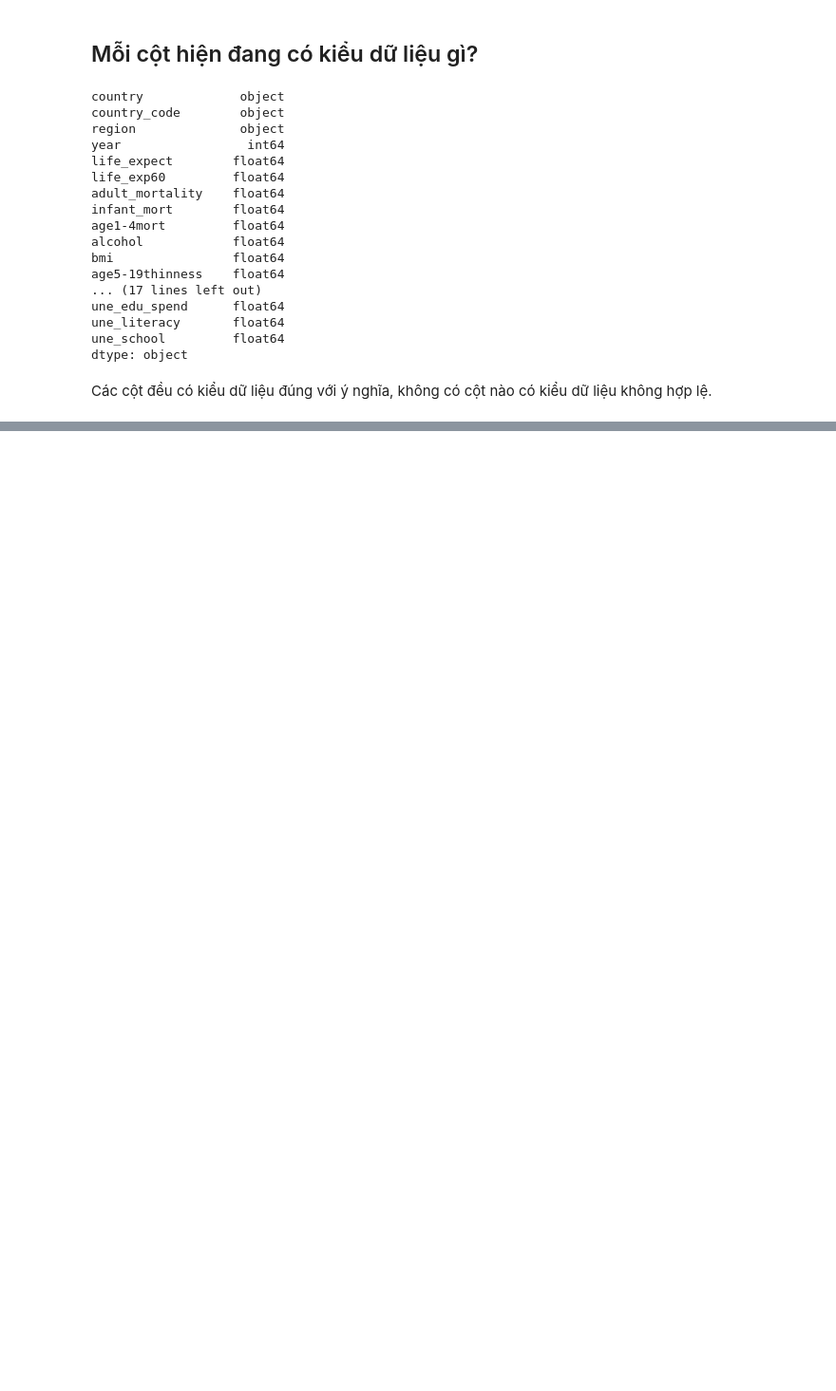
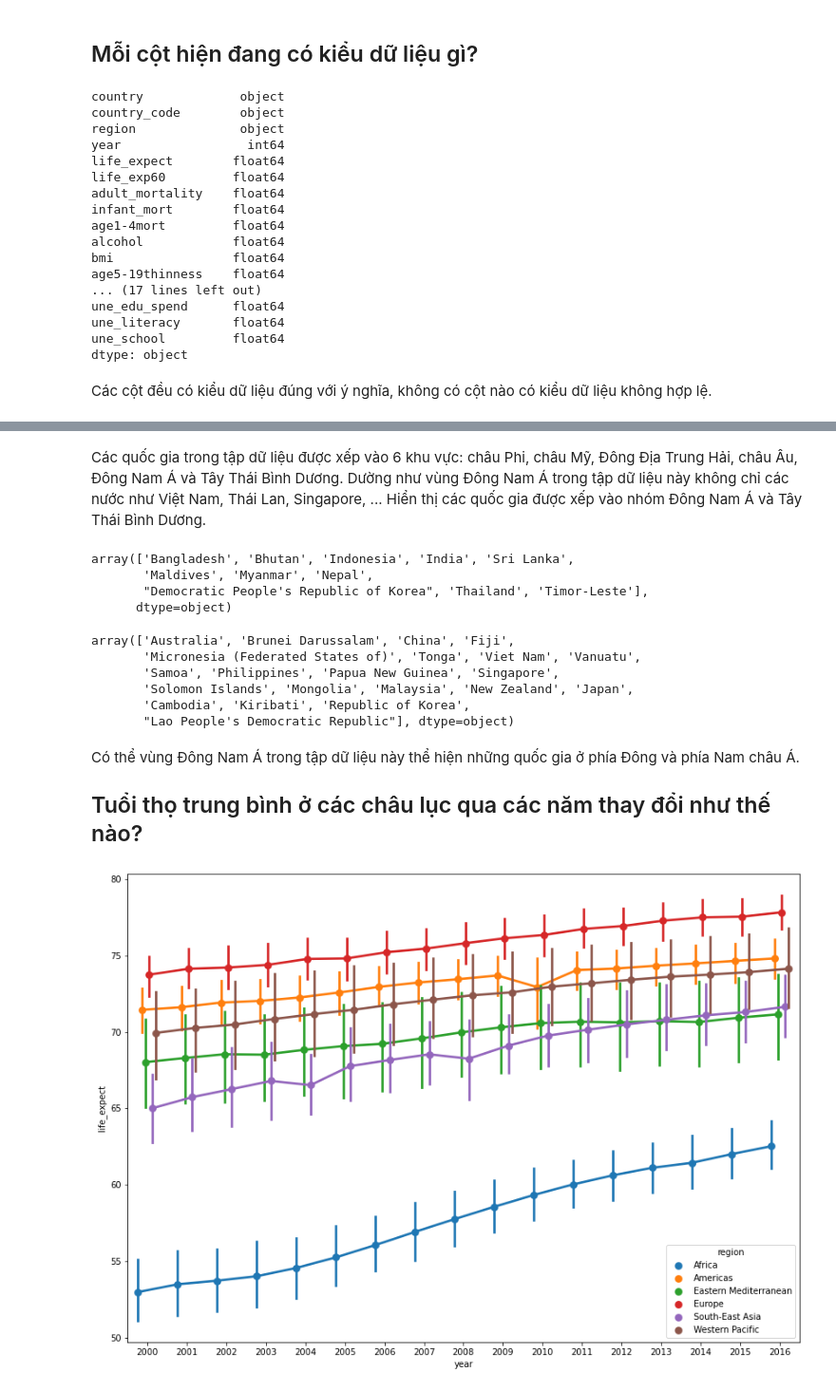
Before and after one commit to XQuyTran/Final_Project_LTKHDL, a Jupyter notebook: final-project.ipynb, the cells around one changed output, grey strips where cells are left out. Shown at 95% size. Drawn from its saved outputs; the diff is of its cells as text; code cells hidden in the pictures; blank space fills up the shorter version.

Commit message:
khám phá dữ liệu, câu hỏi phân tích 1

```diff
--- a/final-project.ipynb
+++ b/final-project.ipynb
@@ -26,6 +39,6 @@ import seaborn as sns
 # %%
-life_df = pd.read_csv('who_life_exp.csv')
-life_df
+data_df = pd.read_csv('who_life_exp.csv')
+data_df
 # %% [output]
 |  | country | country_code | region | year | life_expect | life_exp60 | adult_mortality | infant_mort | ... |
 | 0 | Angola | AGO | Africa | 2000 | 47.33730 | 14.73400 | 383.5583 | 0.137985 | ... |
@@ -432,0 +249,28 @@ Name: Japan, dtype: float64
+# %% [markdown]
+Các quốc gia trong tập dữ liệu được xếp vào 6 khu vực: châu Phi, châu Mỹ, Đông Địa Trung Hải, châu Âu, Đông Nam Á và Tây Thái Bình Dương. Dường như vùng Đông Nam Á trong tập dữ liệu này không chỉ các nước như Việt Nam, Thái Lan, Singapore, ... Hiển thị các quốc gia được xếp vào nhóm Đông Nam Á và Tây Thái Bình Dương.
+# %%
+country_region_df[country_region_df.region == 'South-East Asia'].country.unique()
+# %% [output]
+array(['Bangladesh', 'Bhutan', 'Indonesia', 'India', 'Sri Lanka',
+       'Maldives', 'Myanmar', 'Nepal',
+       "Democratic People's Republic of Korea", 'Thailand', 'Timor-Leste'],
+      dtype=object)
+# %%
+country_region_df[country_region_df.region == 'Western Pacific'].country.unique()
+# %% [output]
+array(['Australia', 'Brunei Darussalam', 'China', 'Fiji',
+       'Micronesia (Federated States of)', 'Tonga', 'Viet Nam', 'Vanuatu',
+       'Samoa', 'Philippines', 'Papua New Guinea', 'Singapore',
+       'Solomon Islands', 'Mongolia', 'Malaysia', 'New Zealand', 'Japan',
+       'Cambodia', 'Kiribati', 'Republic of Korea',
+       "Lao People's Democratic Republic"], dtype=object)
+# %% [markdown]
+Có thể vùng Đông Nam Á trong tập dữ liệu này thể hiện những quốc gia ở phía Đông và phía Nam châu Á.
+## Tuổi thọ trung bình ở các châu lục qua các năm thay đổi như thế nào?
+# %%
+fig, ax = plt.subplots(figsize=(14, 10))
+sns.pointplot(x=data_df.year, y=data_df.life_expect, hue=data_df.region, ax=ax, dodge=0.45)
+fig.show()
+plt.close(fig)
+# %% [output]
+[figure, added]
```
Also changed, not shown: parts of 96 cells of this notebook, 5 other files.
